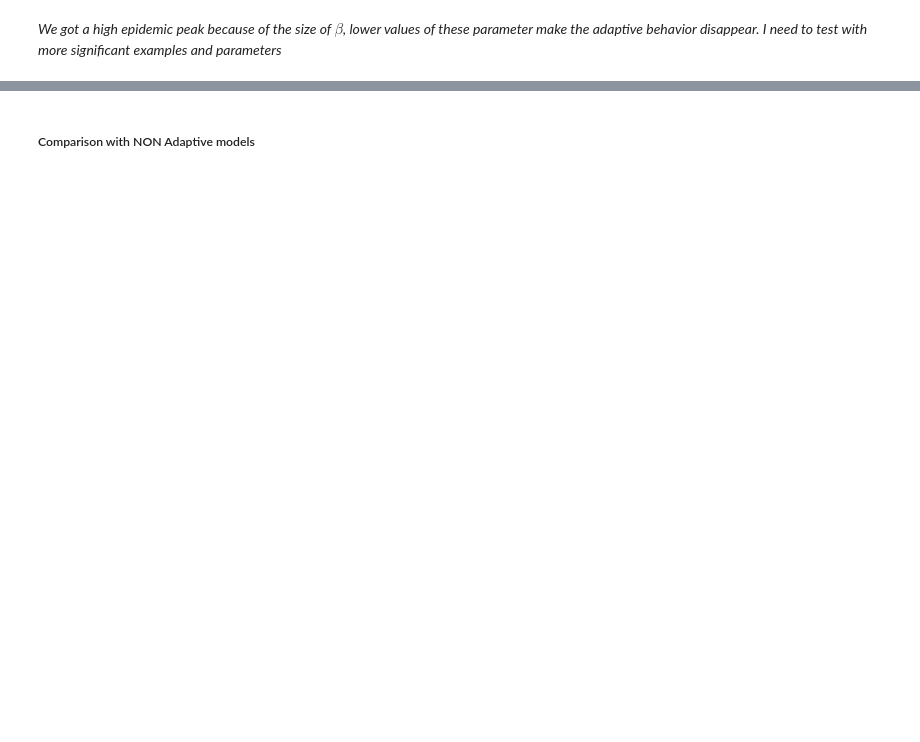
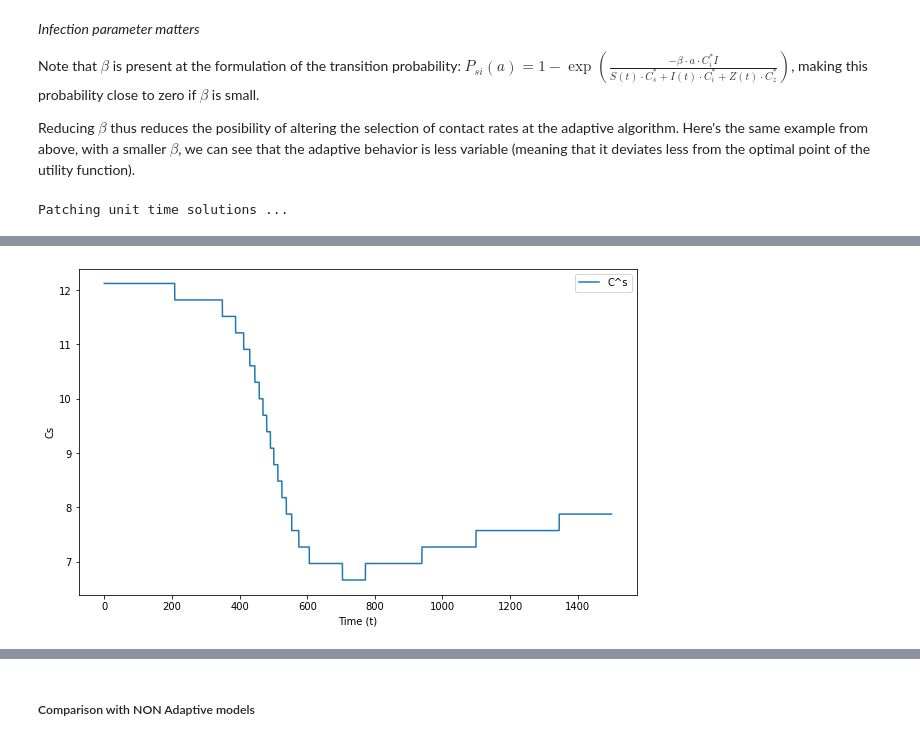
Before and after one commit to JimmyCalvoMonge/adaptive, a Jupyter notebook: design/adaptive/adaptive_use.ipynb, the cells around one changed output, grey strips where cells are left out. Saved outputs shown, nothing was run; the diff lists cells and outputs as text; code cells hidden in the pictures; blank space fills up the shorter version.

```diff
--- a/design/adaptive/adaptive_use.ipynb
+++ b/design/adaptive/adaptive_use.ipynb
@@ -84,2 +128,22 @@ instance_adaptive_wutils.plot_ode_solution(t = t, title = 'Adaptive Testing')
 # %% [markdown]
-*We got a high epidemic peak because of the size of $\beta$, lower values of these parameter make the adaptive behavior disappear. I need to test with more significant examples and parameters*
+*Infection parameter matters*
+
+Note that $\beta$ is present at the formulation of the transition probability: $P_{si}(a) = 1 - \exp\left(\frac{-\beta\cdot a \cdot C_i^*I}{S(t)\cdot C_s^* +I(t)\cdot C_i^* + Z(t)\cdot C_z^*}\right)$, making this probability close to zero if $\beta$ is small.
+
+Reducing $\beta$ thus reduces the posibility of altering the selection of contact rates at the adaptive algorithm. Here's the same example from above, with a smaller $\beta$, we can see that the adaptive behavior is less variable (meaning that it deviates less from the optimal point of the utility function).
+# %%
+beta = 0.002
+# Initialize adaptive instances
+instance_adaptive_wutils2 = Adaptive_New(
+    mu, gamma, beta, phi,
+    tau, delta,
+    u_s, u_i, u_z,
+    t_max, steps, x00, max_contacts=30,
+    logs=True, verbose=False)
+start = time.time()
+instance_adaptive_wutils2.patch_uni_solutions()
+end = time.time()
+print(f"Running the adaptive algorithm took {(end - start)/60} minutes.")
+instance_adaptive_wutils2.plot_C(instance_adaptive_wutils.cs_history)
+# %% [output]
+Patching unit time solutions ...
@@ -85,0 +151 @@ instance_adaptive_wutils.plot_ode_solution(t = t, title = 'Adaptive Testing')
+[figure, added]
```
Also changed, not shown: parts of 12 cells of this notebook, 49 other files.
